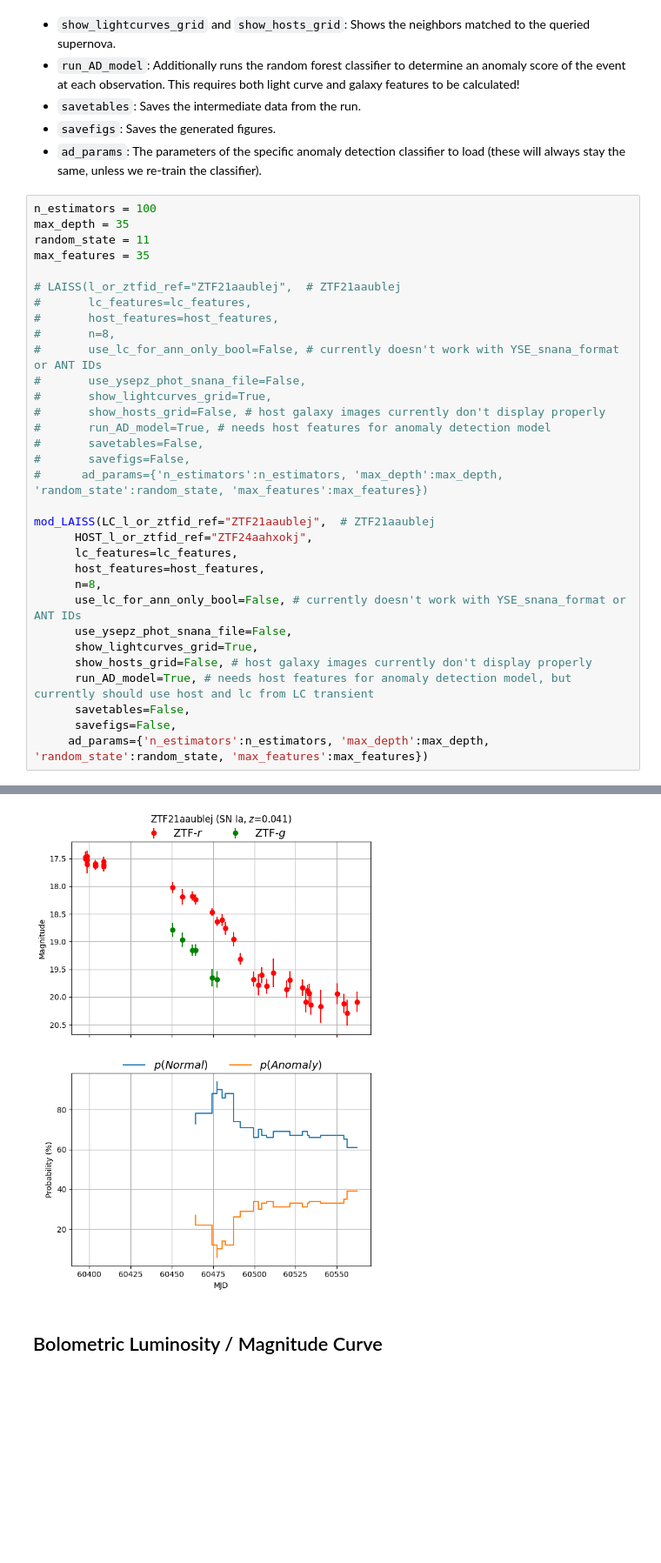
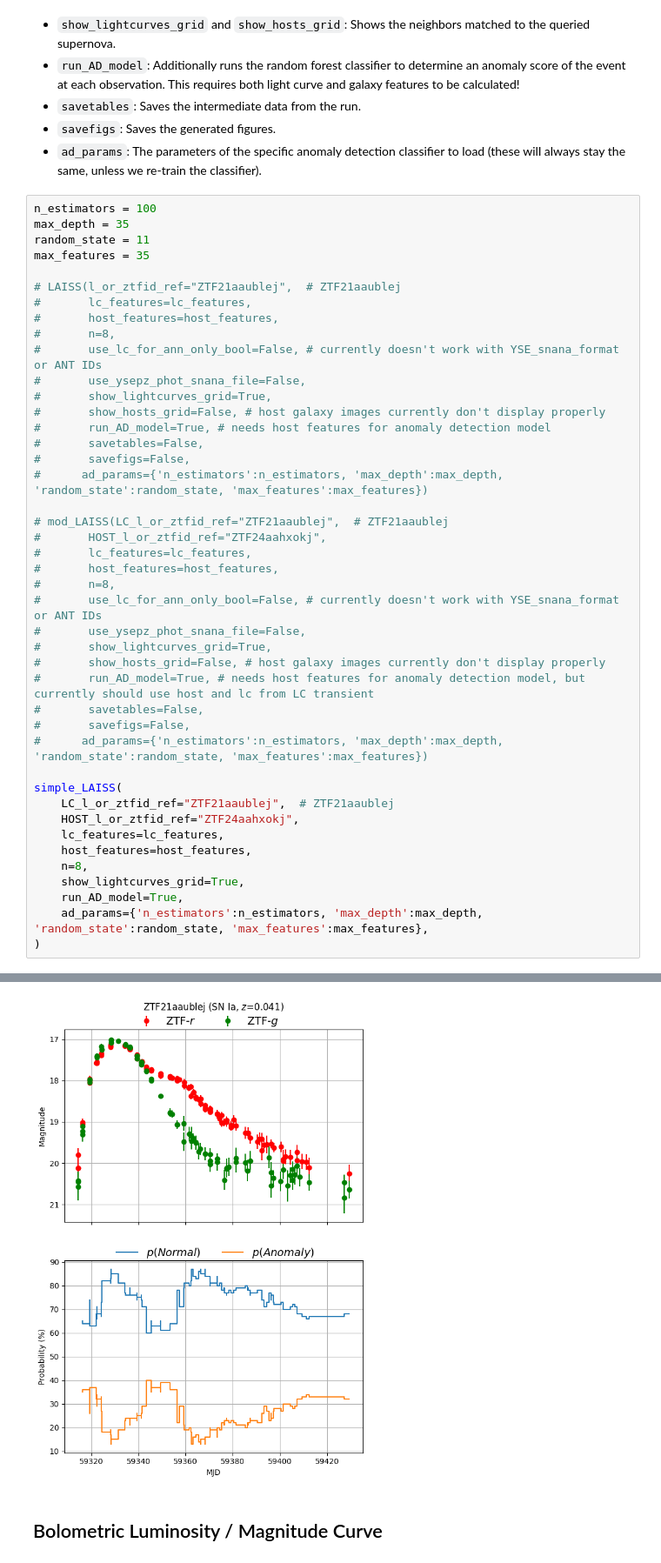
Before and after one commit to evan-reynolds/laiss_timedomainanomalies, a Jupyter notebook: notebooks/evan_research.ipynb, the cells around one changed output, grey strips where cells are left out. Shown at 87% size. Saved outputs shown, nothing was run; the diff lists cells and outputs as text; blank space fills up the shorter version.

Commit message:
added simple laiss function and got AD working for LC only

```diff
--- a/notebooks/evan_research.ipynb
+++ b/notebooks/evan_research.ipynb
@@ -102,19 +103,30 @@ max_features = 35
 #       savefigs=False,
 #      ad_params={'n_estimators':n_estimators, 'max_depth':max_depth, 'random_state':random_state, 'max_features':max_features})
 
-mod_LAISS(LC_l_or_ztfid_ref="ZTF21aaublej",  # ZTF21aaublej
-      HOST_l_or_ztfid_ref="ZTF24aahxokj",
-      lc_features=lc_features,
-      host_features=host_features,
-      n=8,
-      use_lc_for_ann_only_bool=False, # currently doesn't work with YSE_snana_format or ANT IDs
-      use_ysepz_phot_snana_file=False,
-      show_lightcurves_grid=True,
-      show_hosts_grid=False, # host galaxy images currently don't display properly
-      run_AD_model=True, # needs host features for anomaly detection model, but currently should use host and lc from LC transient
-      savetables=False,
-      savefigs=False,
-     ad_params={'n_estimators':n_estimators, 'max_depth':max_depth, 'random_state':random_state, 'max_features':max_features})
+# mod_LAISS(LC_l_or_ztfid_ref="ZTF21aaublej",  # ZTF21aaublej
+#       HOST_l_or_ztfid_ref="ZTF24aahxokj",
+#       lc_features=lc_features,
+#       host_features=host_features,
+#       n=8,
+#       use_lc_for_ann_only_bool=False, # currently doesn't work with YSE_snana_format or ANT IDs
+#       use_ysepz_phot_snana_file=False,
+#       show_lightcurves_grid=True,
+#       show_hosts_grid=False, # host galaxy images currently don't display properly
+#       run_AD_model=True, # needs host features for anomaly detection model, but currently should use host and lc from LC transient
+#       savetables=False,
+#       savefigs=False,
+#      ad_params={'n_estimators':n_estimators, 'max_depth':max_depth, 'random_state':random_state, 'max_features':max_features})
+
+simple_LAISS(
+    LC_l_or_ztfid_ref="ZTF21aaublej",  # ZTF21aaublej
+    HOST_l_or_ztfid_ref="ZTF24aahxokj",
+    lc_features=lc_features,
+    host_features=host_features,
+    n=8,
+    show_lightcurves_grid=True,
+    run_AD_model=True,
+    ad_params={'n_estimators':n_estimators, 'max_depth':max_depth, 'random_state':random_state, 'max_features':max_features},
+)
 # %% [output]
 Running LAISS...
 ZTF21aaublej is in dataset_bank
@@ -140,9 +162,9 @@ max_anom_score 39.0
 num_anom_epochs 0
 [Parallel(n_jobs=8)]: Using backend ThreadingBackend with 8 concurrent workers.
 [Parallel(n_jobs=8)]: Done  34 tasks      | elapsed:    0.0s
 [Parallel(n_jobs=8)]: Done 100 out of 100 | elapsed:    0.0s finished
 https://alerce.online/object/ZTF21aaublej
-[figure, old version]
+[figure, new version]
 # %% [markdown]
 ## Bolometric Luminosity / Magnitude Curve
 # %%
```
Also changed, not shown: parts of 4 cells of this notebook, 1 other file.
